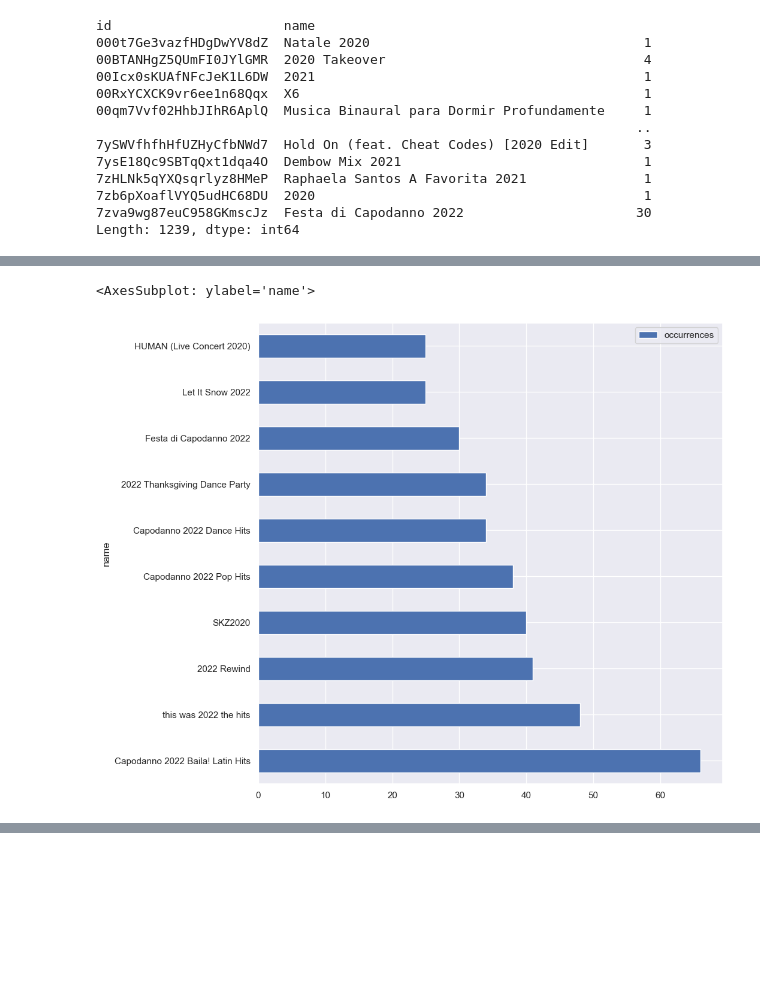
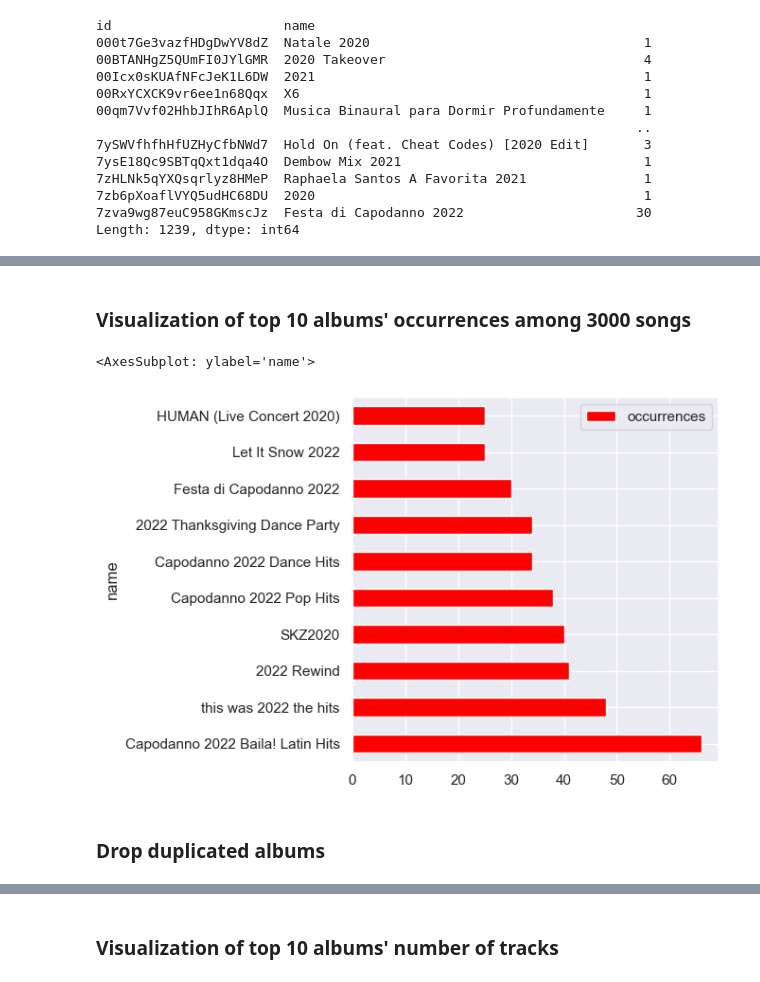
Before and after one commit to quytrungg/Final_Project_CSC14119, a Jupyter notebook: albums_data_exploration.ipynb, the cells around one changed output, grey strips where cells are left out. Drawn from its saved outputs; the diff is of its cells as text; code cells hidden in the pictures; blank space fills up the shorter version.

Commit message:
Rename file, add markdown, update occurrences, change datatype of release_date

```diff
--- a/albums_data_exploration.ipynb
+++ b/albums_data_exploration.ipynb
@@ -144,5 +125,0 @@ df
-# %%
-#Sort occurrences by descending order
-
-album_occur = df.sort_values(by = 'occurrences', ascending = False)
-album_occur
@@ -163,9 +149,11 @@ album_occur
+# %% [markdown]
+### <b>Visualization of top 10 albums' occurrences among 3000 songs</b>
 # %%
-#Visualization of top 10 albums' occurrences among 3000 songs
-
 top10_occurrences = album_occur[['name', 'occurrences']].nlargest(n = 10, columns = ['occurrences'])
-top10_occurrences.set_index('name').plot.barh(figsize = (10, 10))
+top10_occurrences.set_index('name').plot.barh(figsize = (5, 5), color = "red")
 # %% [output]
 <AxesSubplot: ylabel='name'>
-[figure, old version]
+[figure, new version]
+# %% [markdown]
+### <b>Drop duplicated albums</b>
 # %%
@@ -187,4 +173,6 @@ dropped_album
 | 2998 | 3jCbuVrvccIww2TZrz8xPB | Beste Zangers Seizoen 2020 (Aflev... | 33 | 183 | 2020-09-24 | 6 |
 | 2999 | 0kmBEk4CbklFQljNVMbpqL | LOS Exitos DEL REY 2020 | 37 | 183 | 2020-11-28 | 12 |
 1239 rows × 6 columns
+# %% [markdown]
+### <b>Visualization of top 10 albums' number of tracks</b>
 # %%
```
Also changed, not shown: parts of 35 cells of this notebook, 3 other files.
